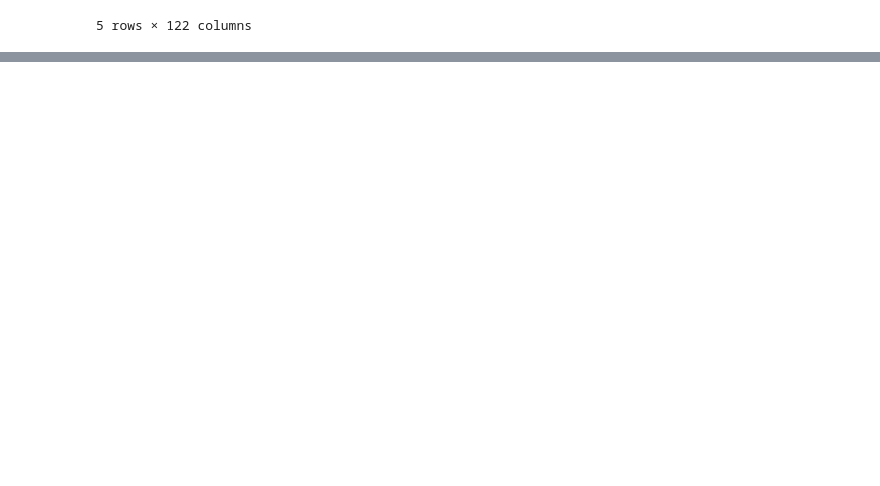
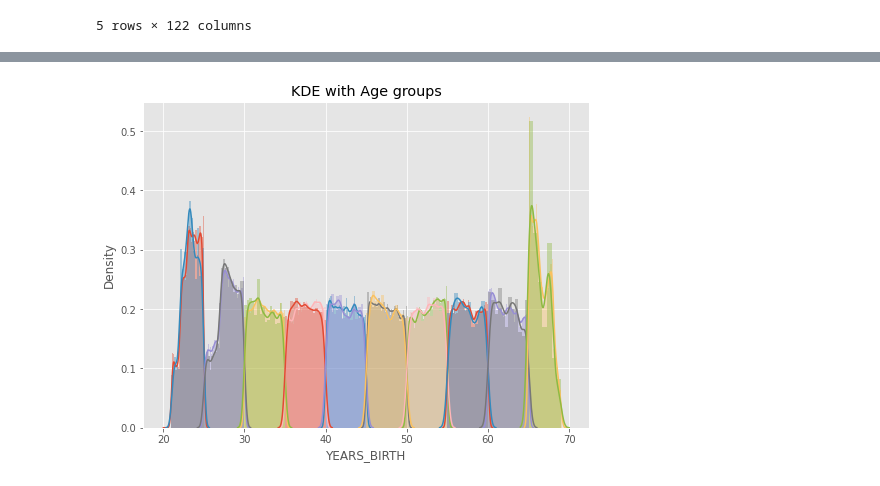
Before and after one commit to PatrickRuan/ML100Days, a Jupyter notebook: homework/Day_016_HW.ipynb, the cells around one changed output, grey strips where cells are left out. Drawn from its saved outputs; the diff is of its cells as text; code cells hidden in the pictures; blank space fills up the shorter version.

```diff
--- a/homework/Day_016_HW.ipynb
+++ b/homework/Day_016_HW.ipynb
@@ -66,7 +66,7 @@ age_data['YEARS_BIRTH'] = age_data['DAYS_BIRTH'] / 365 # day-age to year-age
 """
 Your Code Here
 """
-bin_cut =
+bin_cut =  np.linspace(20,70, 11)
 age_data['YEARS_BINNED'] = pd.cut(age_data['YEARS_BIRTH'], bins = bin_cut)
 
 # 顯示不同組的數量
@@ -75,19 +122,31 @@ age_data.head()
 # %%
 # 繪圖前先排序 / 分組
 """
 Your Code Here
 """
-year_group_sorted =
+np.linspace(20,70, 11)
+p=0
+order = []
+for i in np.linspace(20,70, 11):
+  order.append((p,i))
+  p=i
+order = order[1:11]
+order
+year_group_sorted = order
+year_group_sorted = np.sort(age_data['YEARS_BINNED'].unique())
+
 
 plt.figure(figsize=(8,6))
 for i in range(len(year_group_sorted)):
     sns.distplot(age_data.loc[(age_data['YEARS_BINNED'] == year_group_sorted[i]) & \
                               (age_data['TARGET'] == 0), 'YEARS_BIRTH'], label = str(year_group_sorted[i]))
 
     sns.distplot(age_data.loc[(age_data['YEARS_BINNED'] == year_group_sorted[i]) & \
                               (age_data['TARGET'] == 1), 'YEARS_BIRTH'], label = str(year_group_sorted[i]))
 plt.title('KDE with Age groups')
 plt.show()
+# %% [output]
+[figure, added]
 # %%
 # 計算每個年齡區間的 Target、DAYS_BIRTH與 YEARS_BIRTH 的平均值
 age_groups  = age_data.groupby('YEARS_BINNED').mean()
```
Also changed, not shown: parts of 5 cells of this notebook.
